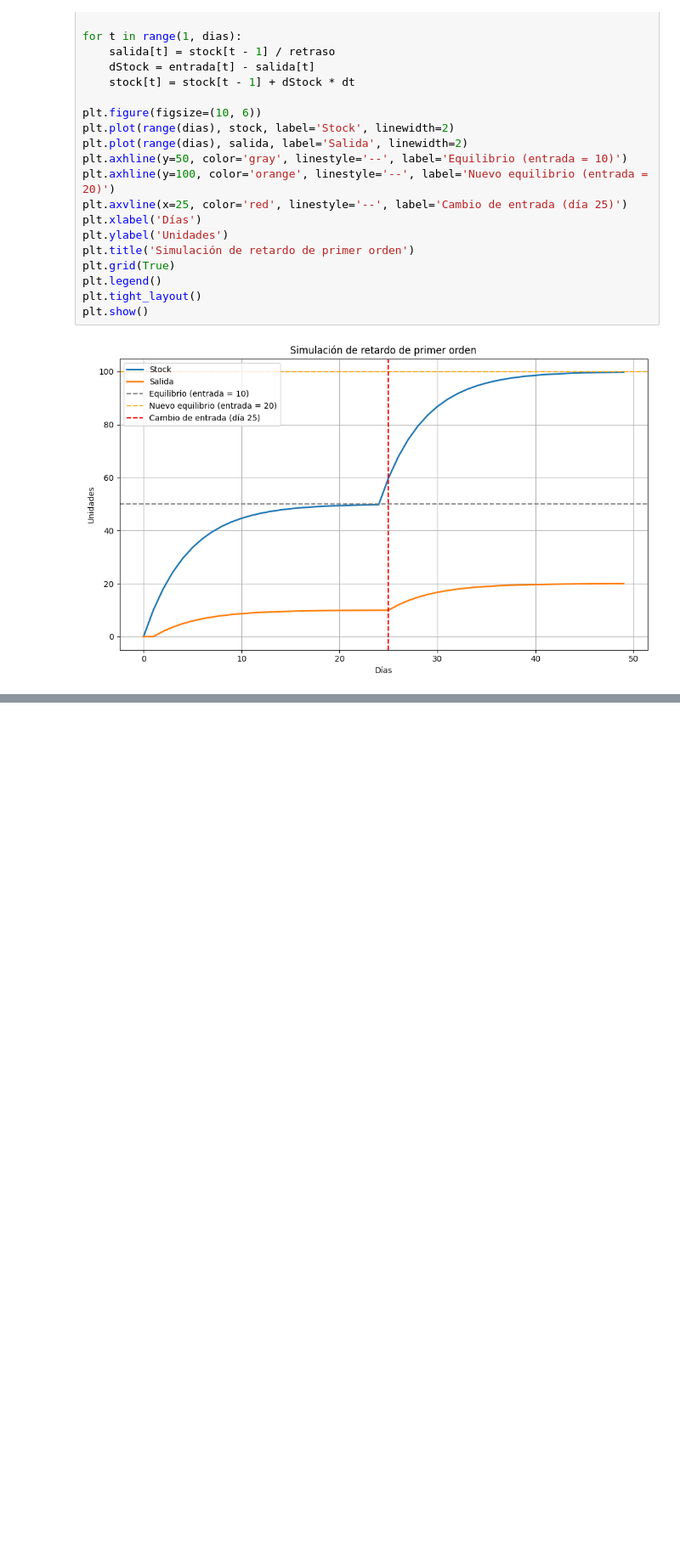
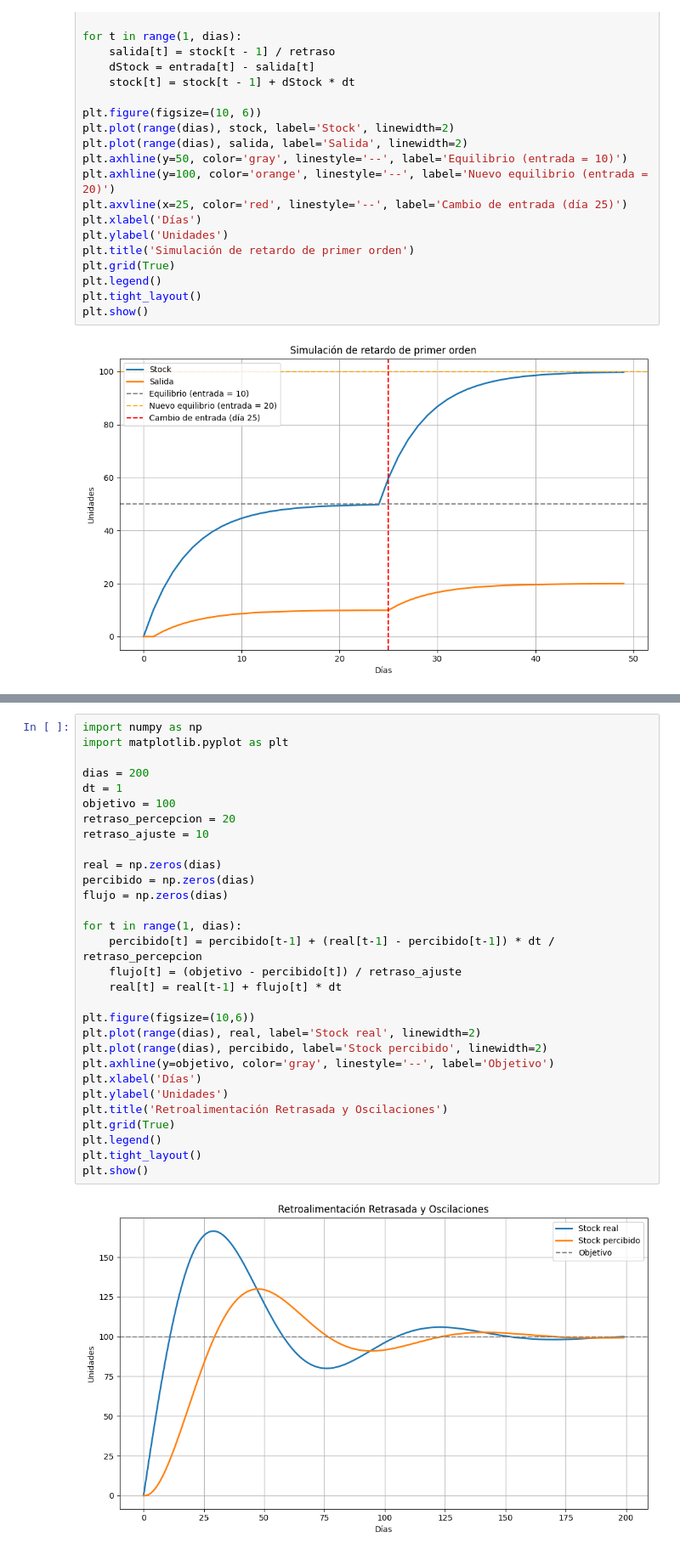
Before and after one commit to nancygmm/Lab2-Modsim, a Jupyter notebook: lab2.ipynb, the cells around one changed output, grey strips where cells are left out. Shown at 85% size. Drawn from its saved outputs; the diff is of its cells as text; blank space fills up the shorter version.

```diff
--- a/lab2.ipynb
+++ b/lab2.ipynb
@@ -80,0 +85,32 @@ b. Resaltar las fases de sobrecorrección en los gráficos.
+# %%
+import numpy as np
+import matplotlib.pyplot as plt
+
+dias = 200
+dt = 1
+objetivo = 100
+retraso_percepcion = 20
+retraso_ajuste = 10
+
+real = np.zeros(dias)
+percibido = np.zeros(dias)
+flujo = np.zeros(dias)
+
+for t in range(1, dias):
+    percibido[t] = percibido[t-1] + (real[t-1] - percibido[t-1]) * dt / retraso_percepcion
+    flujo[t] = (objetivo - percibido[t]) / retraso_ajuste
+    real[t] = real[t-1] + flujo[t] * dt
+
+plt.figure(figsize=(10,6))
+plt.plot(range(dias), real, label='Stock real', linewidth=2)
+plt.plot(range(dias), percibido, label='Stock percibido', linewidth=2)
+plt.axhline(y=objetivo, color='gray', linestyle='--', label='Objetivo')
+plt.xlabel('Días')
+plt.ylabel('Unidades')
+plt.title('Retroalimentación Retrasada y Oscilaciones')
+plt.grid(True)
+plt.legend()
+plt.tight_layout()
+plt.show()
+# %% [output]
+[figure, added]
```
Also changed, not shown: parts of 4 cells of this notebook.
